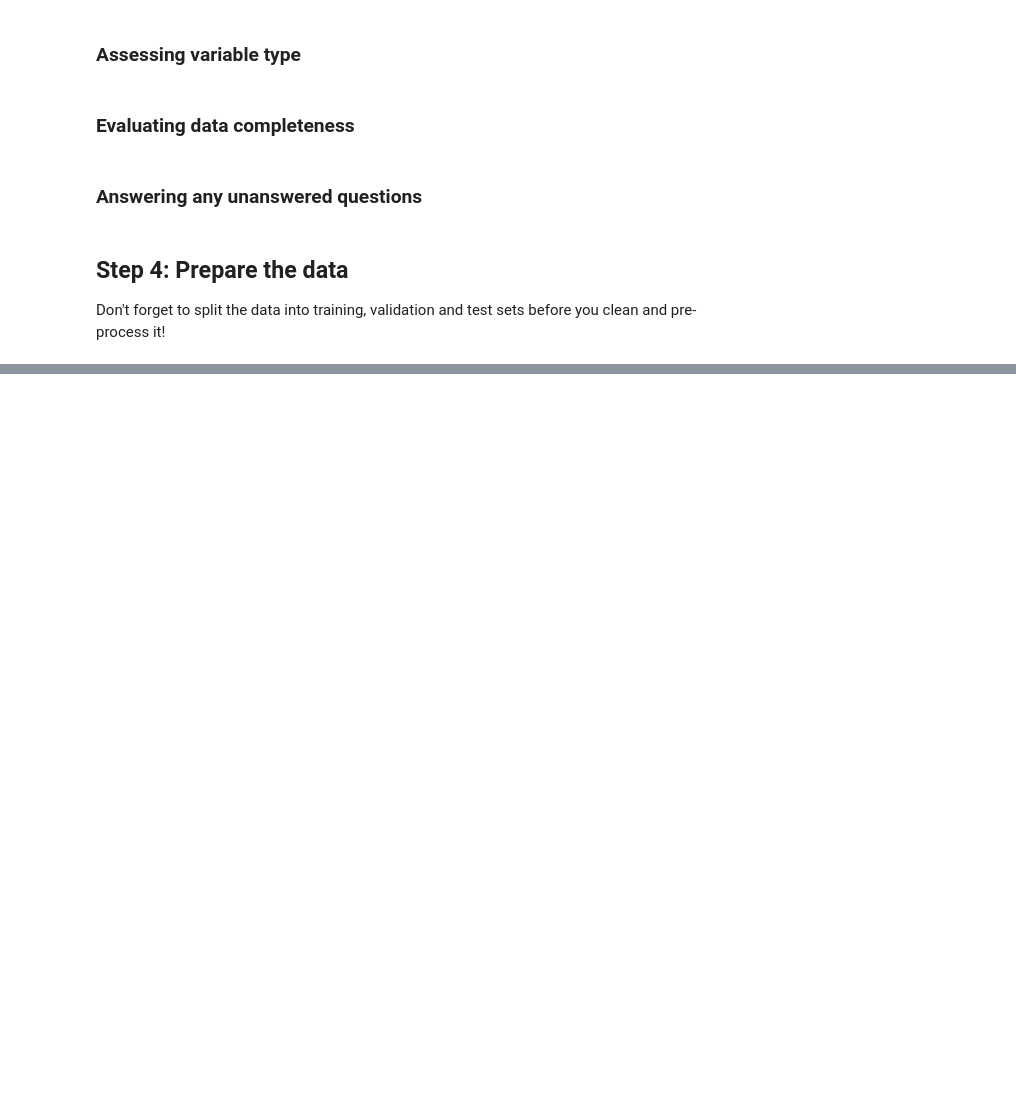
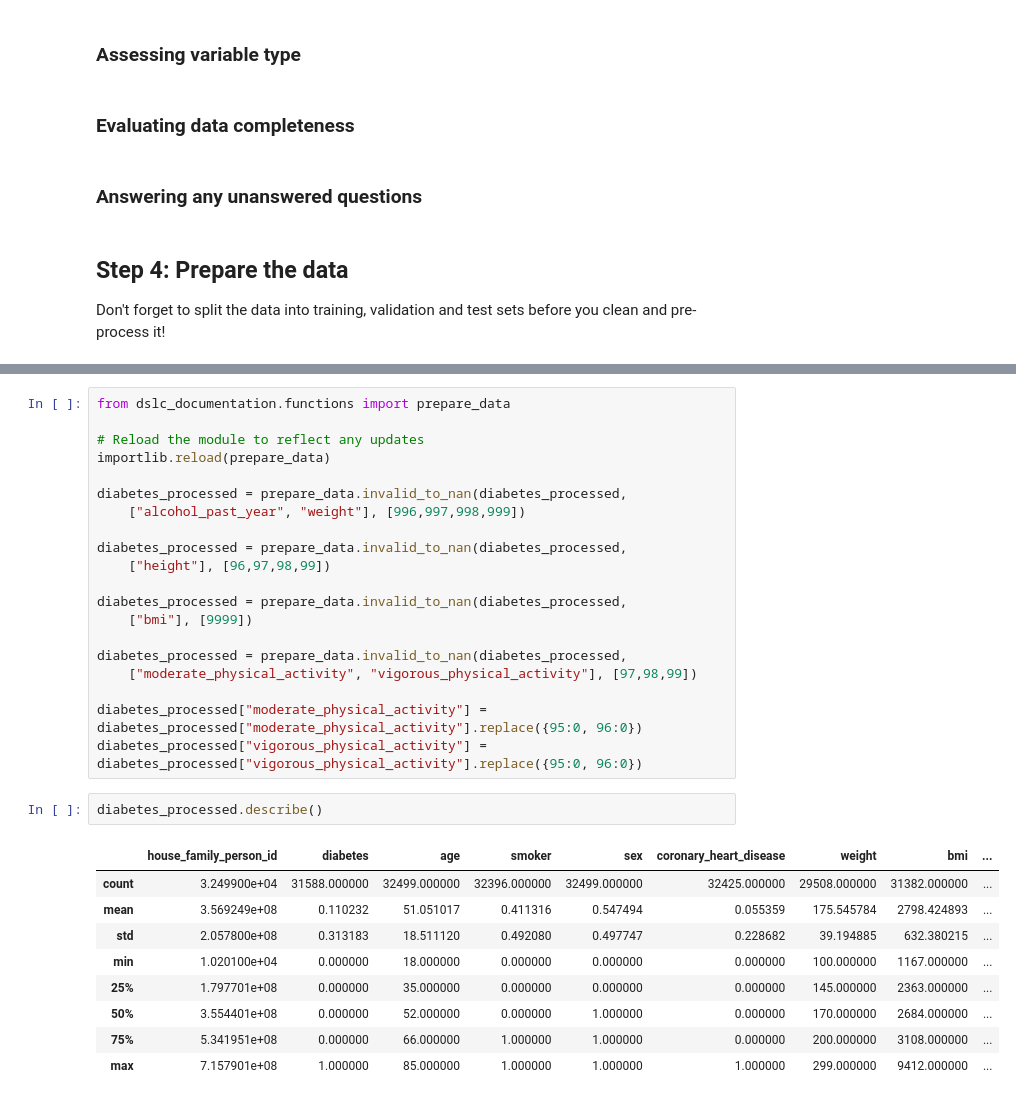
Before and after one commit to mihika-jain/diabetesAnalysis, a Jupyter notebook: dslc_documentation/01_cleaning.ipynb, the cells around one changed output, grey strips where cells are left out. Drawn from its saved outputs; the diff is of its cells as text; blank space fills up the shorter version.

```diff
--- a/dslc_documentation/01_cleaning.ipynb
+++ b/dslc_documentation/01_cleaning.ipynb
@@ -270,0 +294,32 @@ Don't forget to split the data into training, validation and test sets before yo
+# %%
+from dslc_documentation.functions import prepare_data
+
+# Reload the module to reflect any updates
+importlib.reload(prepare_data)
+
+diabetes_processed = prepare_data.invalid_to_nan(diabetes_processed,
+    ["alcohol_past_year", "weight"], [996,997,998,999])
+
+diabetes_processed = prepare_data.invalid_to_nan(diabetes_processed,
+    ["height"], [96,97,98,99])
+
+diabetes_processed = prepare_data.invalid_to_nan(diabetes_processed,
+    ["bmi"], [9999])
+
+diabetes_processed = prepare_data.invalid_to_nan(diabetes_processed,
+    ["moderate_physical_activity", "vigorous_physical_activity"], [97,98,99])
+
+diabetes_processed["moderate_physical_activity"] = diabetes_processed["moderate_physical_activity"].replace({95:0, 96:0})
+diabetes_processed["vigorous_physical_activity"] = diabetes_processed["vigorous_physical_activity"].replace({95:0, 96:0})
+# %%
+diabetes_processed.describe()
+# %% [output]
+|  | house_family_person_id | diabetes | age | smoker | sex | coronary_heart_disease | weight | bmi | ... |
+| count | 3.249900e+04 | 31588.000000 | 32499.000000 | 32396.000000 | 32499.000000 | 32425.000000 | 29508.000000 | 31382.000000 | ... |
+| mean | 3.569249e+08 | 0.110232 | 51.051017 | 0.411316 | 0.547494 | 0.055359 | 175.545784 | 2798.424893 | ... |
+| std | 2.057800e+08 | 0.313183 | 18.511120 | 0.492080 | 0.497747 | 0.228682 | 39.194885 | 632.380215 | ... |
+| min | 1.020100e+04 | 0.000000 | 18.000000 | 0.000000 | 0.000000 | 0.000000 | 100.000000 | 1167.000000 | ... |
+| 25% | 1.797701e+08 | 0.000000 | 35.000000 | 0.000000 | 0.000000 | 0.000000 | 145.000000 | 2363.000000 | ... |
+| 50% | 3.554401e+08 | 0.000000 | 52.000000 | 0.000000 | 1.000000 | 0.000000 | 170.000000 | 2684.000000 | ... |
+| 75% | 5.341951e+08 | 0.000000 | 66.000000 | 1.000000 | 1.000000 | 0.000000 | 200.000000 | 3108.000000 | ... |
+| max | 7.157901e+08 | 1.000000 | 85.000000 | 1.000000 | 1.000000 | 1.000000 | 299.000000 | 9412.000000 | ... |
```
Also changed, not shown: parts of 19 cells of this notebook, 2 other files.
